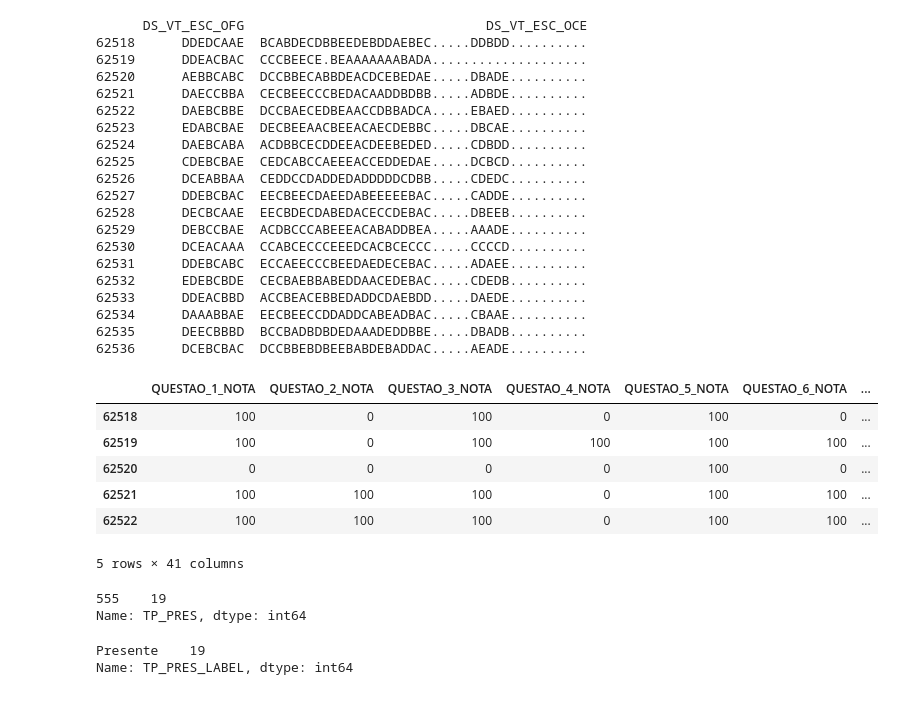
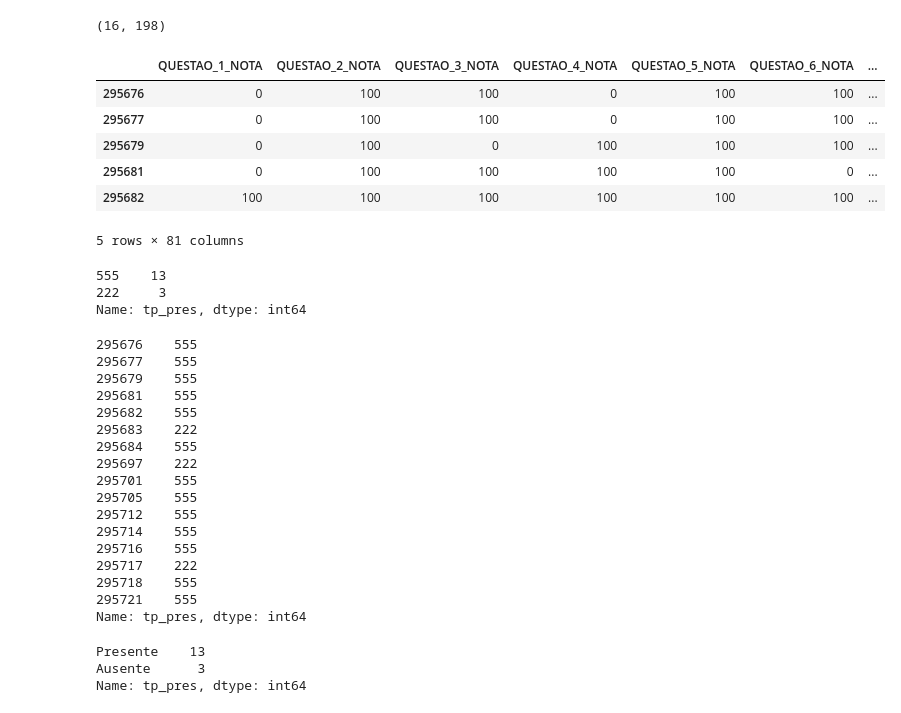
Before and after one commit to renan-cunha/KDD-Enade-Computing, a Jupyter notebook: new_main.ipynb, the cells around one changed output. Saved outputs shown, nothing was run; the diff lists cells and outputs as text; code cells hidden in the pictures.

```diff
--- a/new_main.ipynb
+++ b/new_main.ipynb
@@ -37,45 +38,48 @@ array(['Algoritmos e estruturas de dados',
       dtype=object)
 # %%
-enade_2017_df = get_processed_enade_2011(f"data/enade/enade{year}/3.DADOS/MICRODADOS_ENADE_{year}.txt")
+enade_2017_df, original_df = get_processed_enade_2008(f"data/enade/enade{year}/2.DADOS/microdados_enade_{year}.csv")
 enade_2017_df.head()
 # %% [output]
-      DS_VT_ESC_OFG                               DS_VT_ESC_OCE
-62518      DDEDCAAE  BCABDECDBBEEDEBDDAEBEC.....DDBDD..........
-62519      DDEACBAC  CCCBEECE.BEAAAAAAABADA....................
-62520      AEBBCABC  DCCBBECABBDEACDCEBEDAE.....DBADE..........
-62521      DAECCBBA  CECBEECCCBEDACAADDBDBB.....ADBDE..........
-62522      DAEBCBBE  DCCBAECEDBEAACCDBBADCA.....EBAED..........
-62523      EDABCBAE  DECBEEAACBEEACAECDEBBC.....DBCAE..........
-62524      DAEBCABA  ACDBBCECDDEEACDEEBEDED.....CDBDD..........
-62525      CDEBCBAE  CEDCABCCAEEEACCEDDEDAE.....DCBCD..........
-62526      DCEABBAA  CEDDCCDADDEDADDDDDCDBB.....CDEDC..........
-62527      DDEBCBAC  EECBEECDAEEDABEEEEEBAC.....CADDE..........
-62528      DECBCAAE  EECBDECDABEDACECCDEBAC.....DBEEB..........
-62529      DEBCCBAE  ACDBCCCABEEEACABADDBEA.....AAADE..........
-62530      DCEACAAA  CCABCECCCEEEDCACBCECCC.....CCCCD..........
-62531      DDEBCABC  ECCAEECCCBEEDAEDECEBAC.....ADAEE..........
-62532      EDEBCBDE  CECBAEBBABEDDAACEDEBAC.....CDEDB..........
-62533      DDEACBBD  ACCBEACEBBEDADDCDAEBDD.....DAEDE..........
-62534      DAAABBAE  EECBEECCDDADDCABEADBAC.....CBAAE..........
-62535      DEECBBBD  BCCBADBDBDEDAAADEDDBBE.....DBADB..........
-62536      DCEBCBAC  DCCBBEBDBEEBABDEBADDAC.....AEADE..........
+(16, 198)
 |  | QUESTAO_1_NOTA | QUESTAO_2_NOTA | QUESTAO_3_NOTA | QUESTAO_4_NOTA | QUESTAO_5_NOTA | QUESTAO_6_NOTA | ... |
-| 62518 | 100 | 0 | 100 | 0 | 100 | 0 | ... |
-| 62519 | 100 | 0 | 100 | 100 | 100 | 100 | ... |
-| 62520 | 0 | 0 | 0 | 0 | 100 | 0 | ... |
-| 62521 | 100 | 100 | 100 | 0 | 100 | 100 | ... |
-| 62522 | 100 | 100 | 100 | 0 | 100 | 100 | ... |
+| 295676 | 0 | 100 | 100 | 0 | 100 | 100 | ... |
+| 295677 | 0 | 100 | 100 | 0 | 100 | 100 | ... |
+| 295679 | 0 | 100 | 0 | 100 | 100 | 100 | ... |
+| 295681 | 0 | 100 | 100 | 100 | 100 | 0 | ... |
+| 295682 | 100 | 100 | 100 | 100 | 100 | 100 | ... |
-5 rows × 41 columns
+5 rows × 81 columns
 # %%
-enade_2017_df["TP_PRES"].value_counts()
+enade_2017_df["tp_pres"].value_counts()
 # %% [output]
-555    19
-Name: TP_PRES, dtype: int64
+555    13
+222     3
+Name: tp_pres, dtype: int64
+# %%
+enade_2017_df["tp_pres"]
+# %% [output]
+295676    555
+295677    555
+295679    555
+295681    555
+295682    555
+295683    222
+295684    555
+295697    222
+295701    555
+295705    555
+295712    555
+295714    555
+295716    555
+295717    222
+295718    555
+295721    555
+Name: tp_pres, dtype: int64
 # %%
-new_mapping = enade_2017_df["TP_PRES"].map({222:"Ausente", 555:"Presente"}).values
-enade_2017_df.loc[:, "TP_PRES_LABEL"] = new_mapping
-enade_2017_df["TP_PRES_LABEL"].value_counts()
+new_mapping = enade_2017_df["tp_pres"].map({222:"Ausente", 555:"Presente"}).values
+enade_2017_df.loc[:, "tp_pres"] = new_mapping
+enade_2017_df["tp_pres"].value_counts()
 # %% [output]
-Presente    19
-Name: TP_PRES_LABEL, dtype: int64
+Presente    13
+Ausente      3
+Name: tp_pres, dtype: int64
 # %%
```
Also changed, not shown: parts of 11 cells of this notebook, 3 other files.
